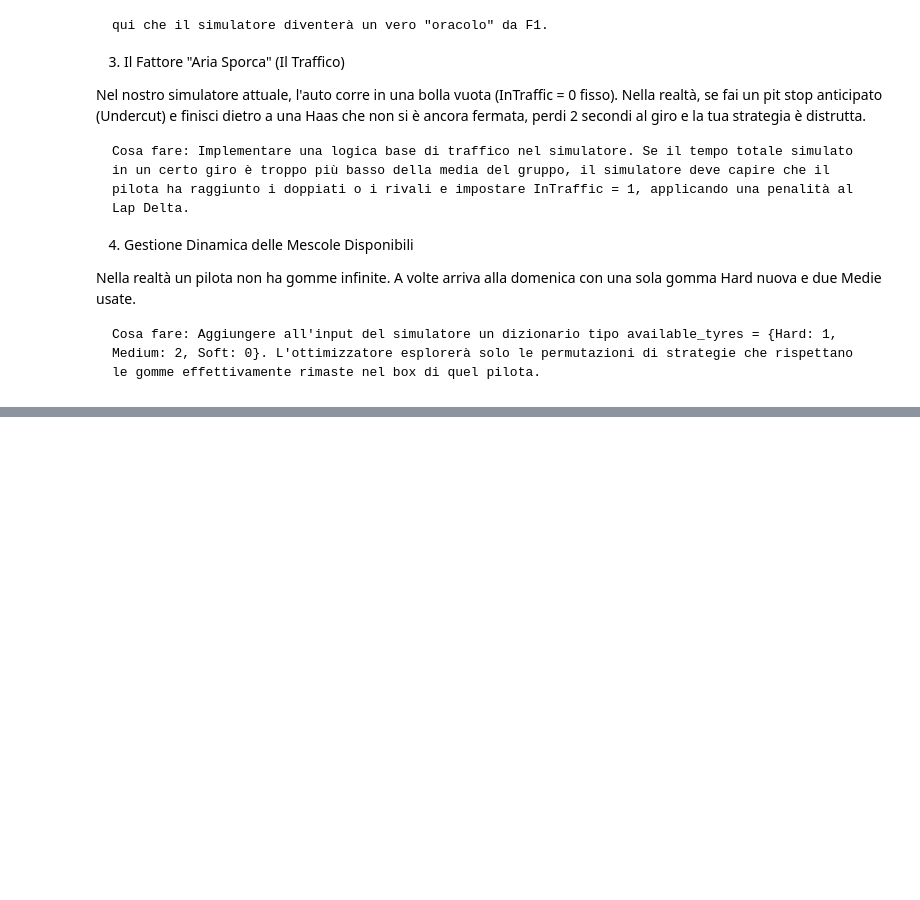
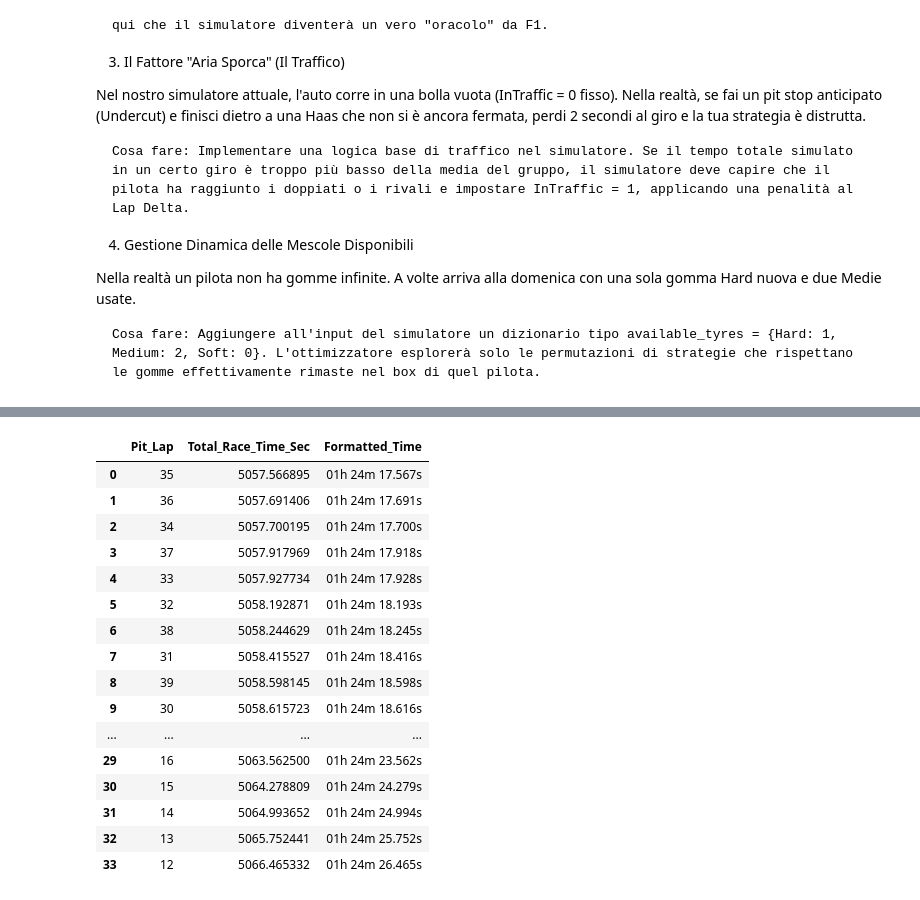
Before and after one commit to luk3luca/F1_Race_Strategy, a Jupyter notebook: race_strategy_optimizer_v2.ipynb, the cells around one changed output, grey strips where cells are left out. Cells and saved outputs as stored; diff of their text form; code cells hidden in the pictures; blank space fills up the shorter version.

```diff
--- a/race_strategy_optimizer_v2.ipynb
+++ b/race_strategy_optimizer_v2.ipynb
@@ -1690,3 +1686,15 @@ Nel nostro simulatore attuale, l'auto corre in una bolla vuota (InTraffic = 0 fi
 Nella realtà un pilota non ha gomme infinite. A volte arriva alla domenica con una sola gomma Hard nuova e due Medie usate.
 
     Cosa fare: Aggiungere all'input del simulatore un dizionario tipo available_tyres = {Hard: 1, Medium: 2, Soft: 0}. L'ottimizzatore esplorerà solo le permutazioni di strategie che rispettano le gomme effettivamente rimaste nel box di quel pilota.
+# %%
+import joblib
+
+# ---------------------------------------------------------
+# 💡 QUICK TIP: Load the model
+# ---------------------------------------------------------
+augmented_v2_model = joblib.load('f1_augmented_v2_model.pkl')
+loaded_encoders = joblib.load('f1_encoders_bundle_v2.pkl')
+
+team_encoder = loaded_encoders['team_encoder']
+driver_encoder = loaded_encoders['driver_encoder']
+gp_encoder = loaded_encoders['gp_encoder']
@@ -1692,0 +2061,20 @@ Nella realtà un pilota non ha gomme infinite. A volte arriva alla domenica con
+# %%
+df_optimization_results_japan
+# %% [output]
+|  | Pit_Lap | Total_Race_Time_Sec | Formatted_Time |
+| 0 | 35 | 5057.566895 | 01h 24m 17.567s |
+| 1 | 36 | 5057.691406 | 01h 24m 17.691s |
+| 2 | 34 | 5057.700195 | 01h 24m 17.700s |
+| 3 | 37 | 5057.917969 | 01h 24m 17.918s |
+| 4 | 33 | 5057.927734 | 01h 24m 17.928s |
+| 5 | 32 | 5058.192871 | 01h 24m 18.193s |
+| 6 | 38 | 5058.244629 | 01h 24m 18.245s |
+| 7 | 31 | 5058.415527 | 01h 24m 18.416s |
+| 8 | 39 | 5058.598145 | 01h 24m 18.598s |
+| 9 | 30 | 5058.615723 | 01h 24m 18.616s |
+| ... | ... | ... | ... |
+| 29 | 16 | 5063.562500 | 01h 24m 23.562s |
+| 30 | 15 | 5064.278809 | 01h 24m 24.279s |
+| 31 | 14 | 5064.993652 | 01h 24m 24.994s |
+| 32 | 13 | 5065.752441 | 01h 24m 25.752s |
+| 33 | 12 | 5066.465332 | 01h 24m 26.465s |
```
Also changed, not shown: parts of 14 cells of this notebook, 6 other files.
